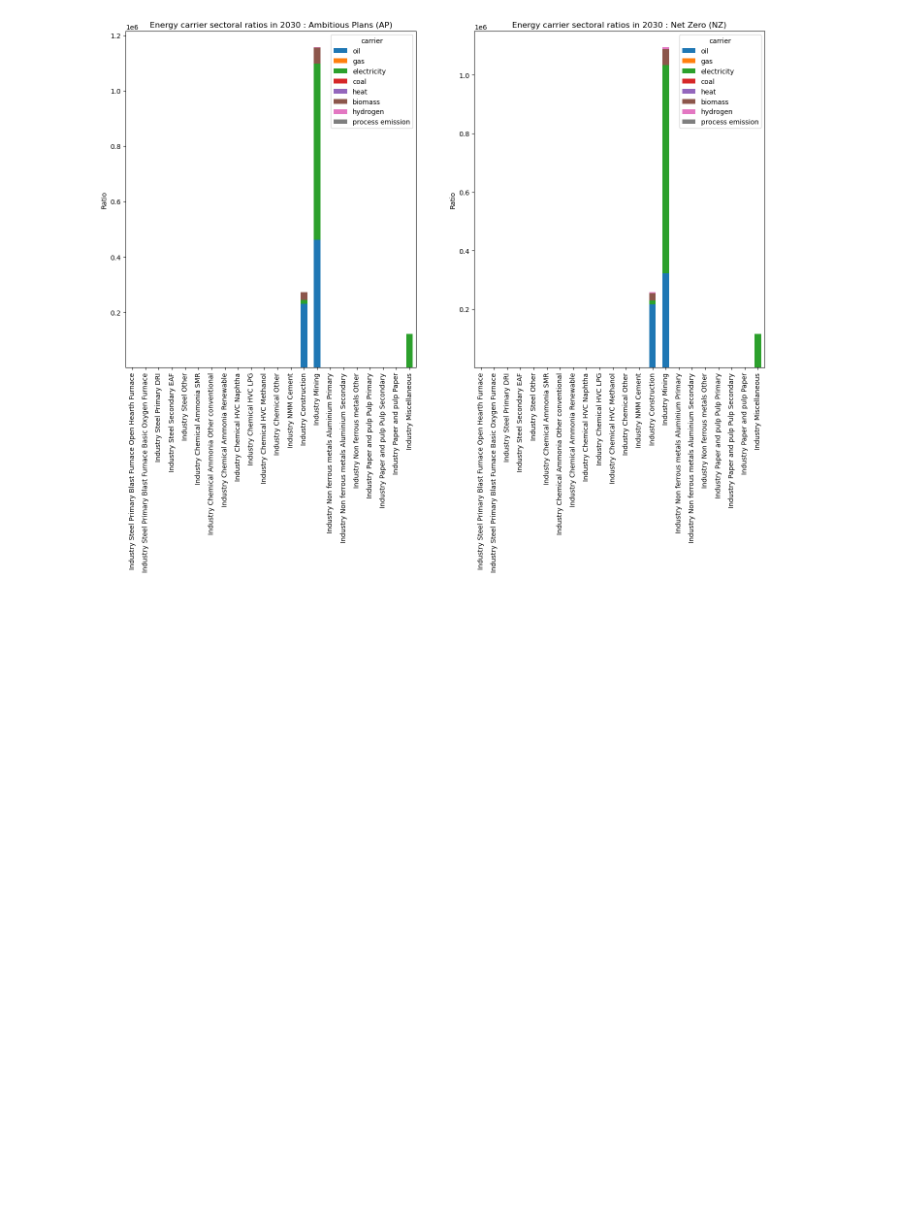
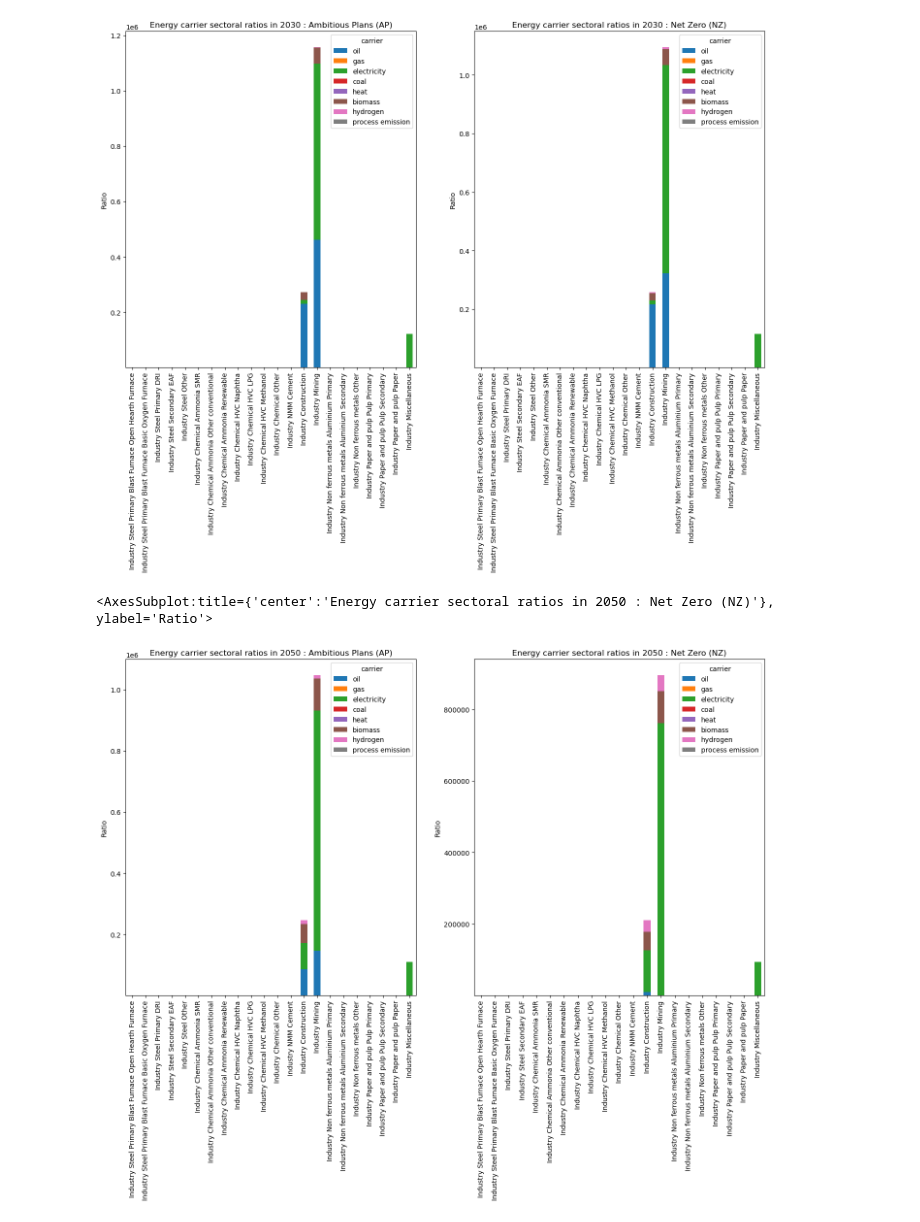
Before and after one commit to rajesh-ieg/thesis-notebook, a Jupyter notebook: analysis/demand_profile_analysis.ipynb, the cells around one changed output. Cells and saved outputs as stored; diff of their text form; code cells hidden in the pictures; blank space fills up the shorter version.

```diff
--- a/analysis/demand_profile_analysis.ipynb
+++ b/analysis/demand_profile_analysis.ipynb
@@ -189,6 +232,26 @@ df2.plot(kind="bar", stacked = True, ax=ax[1], title= "Energy carrier sectoral r
 # %% [output]
 <AxesSubplot:title={'center':'Energy carrier sectoral ratios in 2030 : Net Zero (NZ)'}, ylabel='Ratio'>
 [figure]
+# %%
+#2050 data
+fig, ax = plt.subplots(1, 2)
+fig.set_size_inches(17, 9)
+
+df3 = pd.read_csv(industry_share_ap_50, keep_default_na=False,na_values=[""])
+df3 = df3.set_index('carrier')
+df3 = df3.transpose()
+df3= df3.loc[(df3!=0).any(axis=1)]
+
+df3.plot(kind="bar", stacked = True, ax=ax[0], title= "Energy carrier sectoral ratios in 2050 : Ambitious Plans (AP)", ylabel = "Ratio")
+df4 = pd.read_csv(industry_share_nz_50, keep_default_na=False,na_values=[""])
+df4 = df4.set_index('carrier')
+df4 = df4.transpose()
+df4= df4.loc[(df4!=0).any(axis=1)]
+
+df4.plot(kind="bar", stacked = True, ax=ax[1], title= "Energy carrier sectoral ratios in 2050 : Net Zero (NZ)", ylabel = "Ratio")
+# %% [output]
+<AxesSubplot:title={'center':'Energy carrier sectoral ratios in 2050 : Net Zero (NZ)'}, ylabel='Ratio'>
+[figure, added]
 # %%
 li = []
 df = []
```
Also changed, not shown: parts of 5 cells of this notebook, 1 other file.
